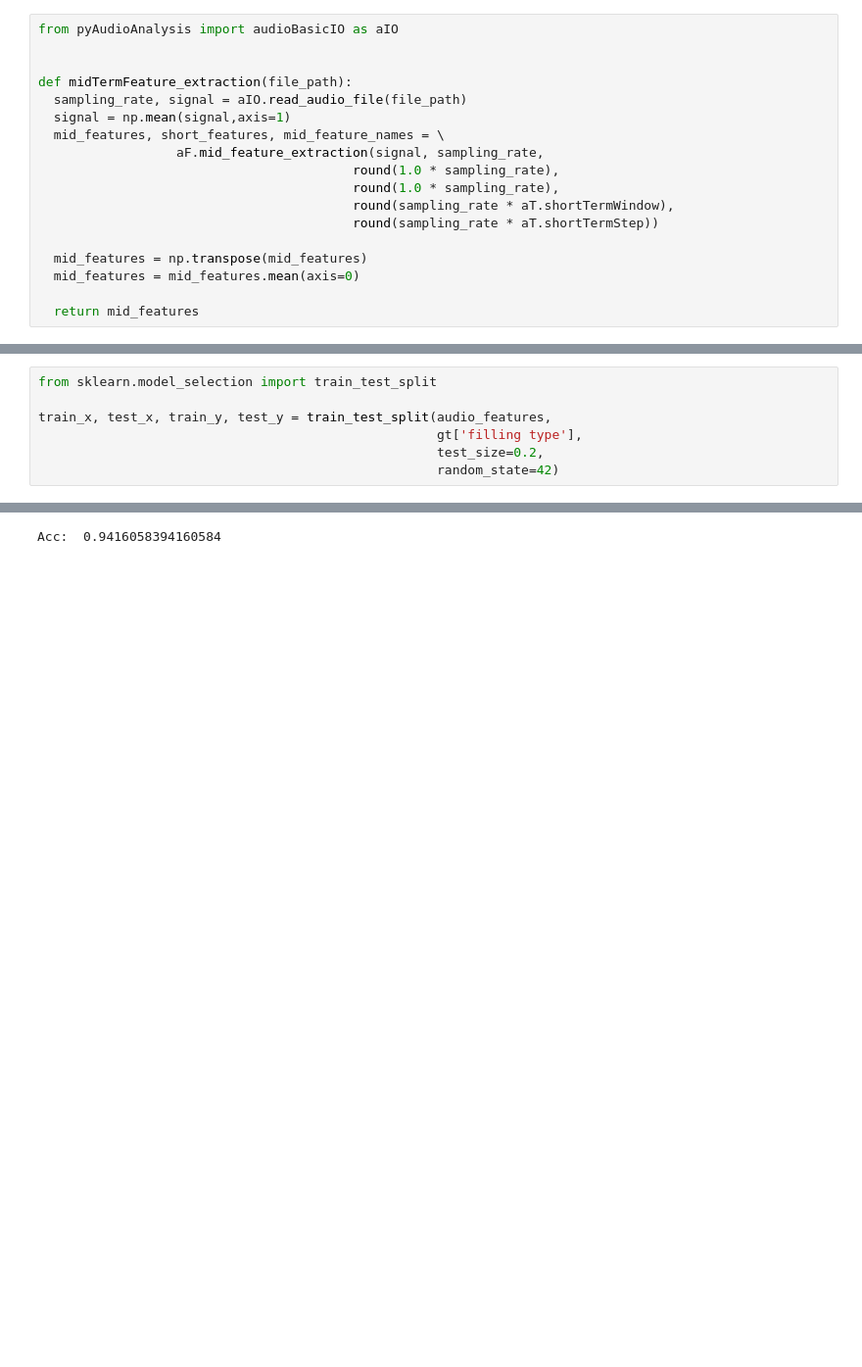
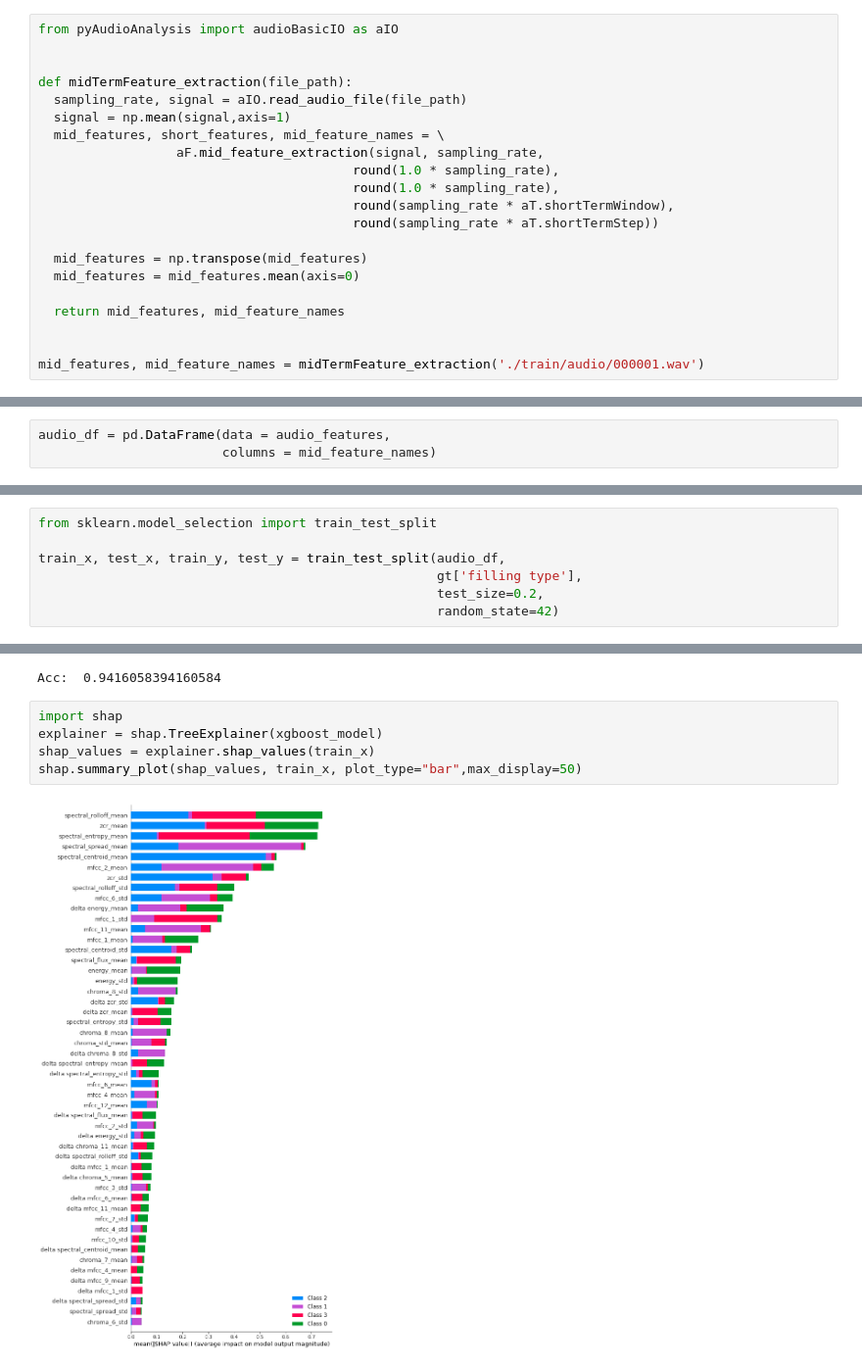
Before and after one commit to Noone65536/CORSMAL-Challenge-2022-Squids, a Jupyter notebook: EDA_filling_type.ipynb, the cells around one changed output, grey strips where cells are left out. Shown at 98% size. Cells and saved outputs as stored; diff of their text form; blank space fills up the shorter version.

Commit message:
Shap value

```diff
--- a/EDA_filling_type.ipynb
+++ b/EDA_filling_type.ipynb
@@ -153,5 +164,8 @@ def midTermFeature_extraction(file_path):
   mid_features = np.transpose(mid_features)
   mid_features = mid_features.mean(axis=0)
 
-  return mid_features
+  return mid_features, mid_feature_names
+
+
+mid_features, mid_feature_names = midTermFeature_extraction('./train/audio/000001.wav')
 # %% [output]
@@ -166,3 +178,6 @@ audio_folder = './train/audio'
 
 audio_paths = [os.path.join(audio_folder, path) for path in sorted(os.listdir(audio_folder))]
 audio_features = np.array([midTermFeature_extraction(audio_path) for audio_path in tqdm(audio_paths)])
+# %%
+audio_df = pd.DataFrame(data = audio_features,
+                        columns = mid_feature_names)
@@ -169,7 +192,7 @@ audio_features = np.array([midTermFeature_extraction(audio_path) for audio_path
 # %%
 from sklearn.model_selection import train_test_split
 
-train_x, test_x, train_y, test_y = train_test_split(audio_features,
+train_x, test_x, train_y, test_y = train_test_split(audio_df,
                                                     gt['filling type'],
                                                     test_size=0.2,
                                                     random_state=42)
@@ -197,6 +220,13 @@ prediction=xgboost_model.predict(test_x)
 print("Acc: ",accuracy_score(test_y,prediction))
 # %% [output]
 Acc:  0.9416058394160584
+# %%
+import shap
+explainer = shap.TreeExplainer(xgboost_model)
+shap_values = explainer.shap_values(train_x)
+shap.summary_plot(shap_values, train_x, plot_type="bar",max_display=50)
+# %% [output]
+[figure, added]
 # %%
 from numpy import sort
 from sklearn.feature_selection import SelectFromModel
```
Also changed, not shown: parts of 10 cells of this notebook, 1 other file.
